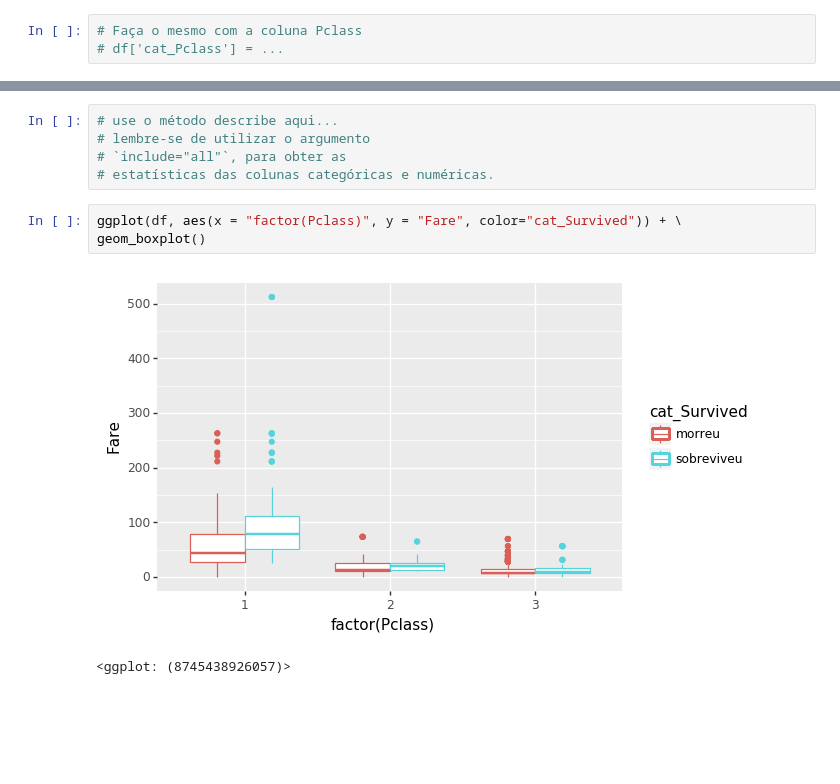
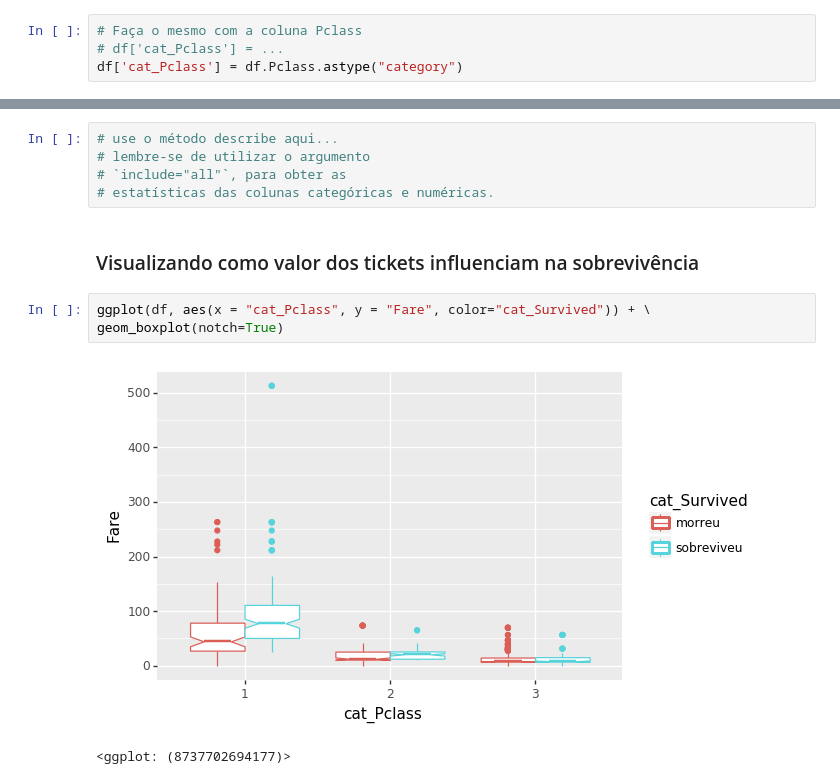
Before and after one commit to raphaelcampos/introducao-linguagens-estatisticas, a Jupyter notebook: EAD/Unidade 04 - Introdução à Análise de Dados/Python/Exercício - Titanic.ipynb, the cells around one changed output, grey strips where cells are left out. Cells and saved outputs as stored; diff of their text form; blank space fills up the shorter version.

```diff
--- a/EAD/Unidade 04 - Introdução à Análise de Dados/Python/Exercício - Titanic.ipynb
+++ b/EAD/Unidade 04 - Introdução à Análise de Dados/Python/Exercício - Titanic.ipynb
@@ -59,6 +79,7 @@ Categories (2, object): [morreu, sobreviveu]
 # %%
 # Faça o mesmo com a coluna Pclass
 # df['cat_Pclass'] = ...
+df['cat_Pclass'] = df.Pclass.astype("category")
 # %% [markdown]
 ### Execute o df.describe novamente
 # %%
@@ -66,9 +87,11 @@ Categories (2, object): [morreu, sobreviveu]
 # lembre-se de utilizar o argumento
 # `include="all"`, para obter as
 # estatísticas das colunas categóricas e numéricas.
+# %% [markdown]
+### Visualizando  como valor dos tickets influenciam na sobrevivência
 # %%
-ggplot(df, aes(x = "factor(Pclass)", y = "Fare", color="cat_Survived")) + \
-geom_boxplot()
+ggplot(df, aes(x = "cat_Pclass", y = "Fare", color="cat_Survived")) + \
+geom_boxplot(notch=True)
 # %% [output]
-[figure, old version]
+[figure, new version]
-<ggplot: (8745438926057)>
+<ggplot: (8737702694177)>
```
Also changed, not shown: parts of 13 cells of this notebook.
